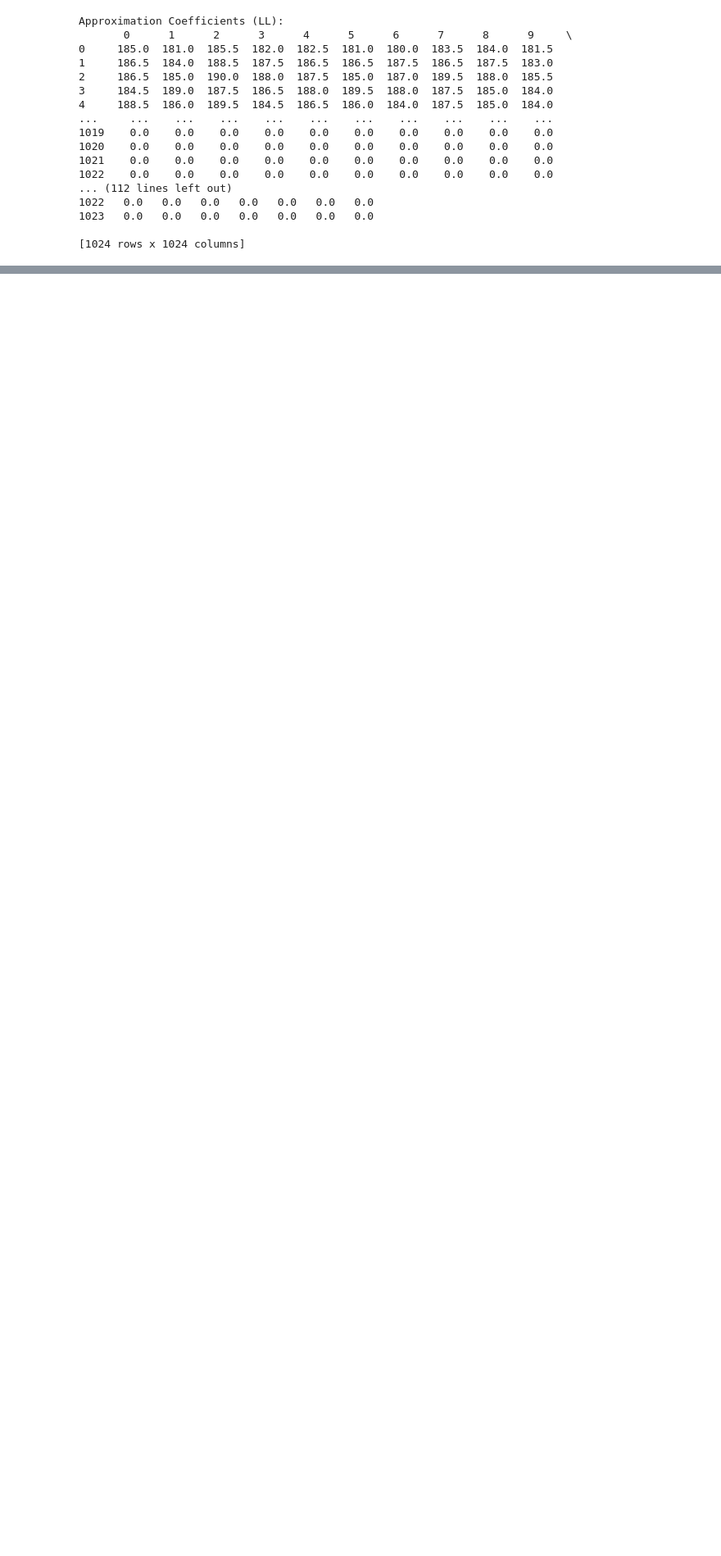
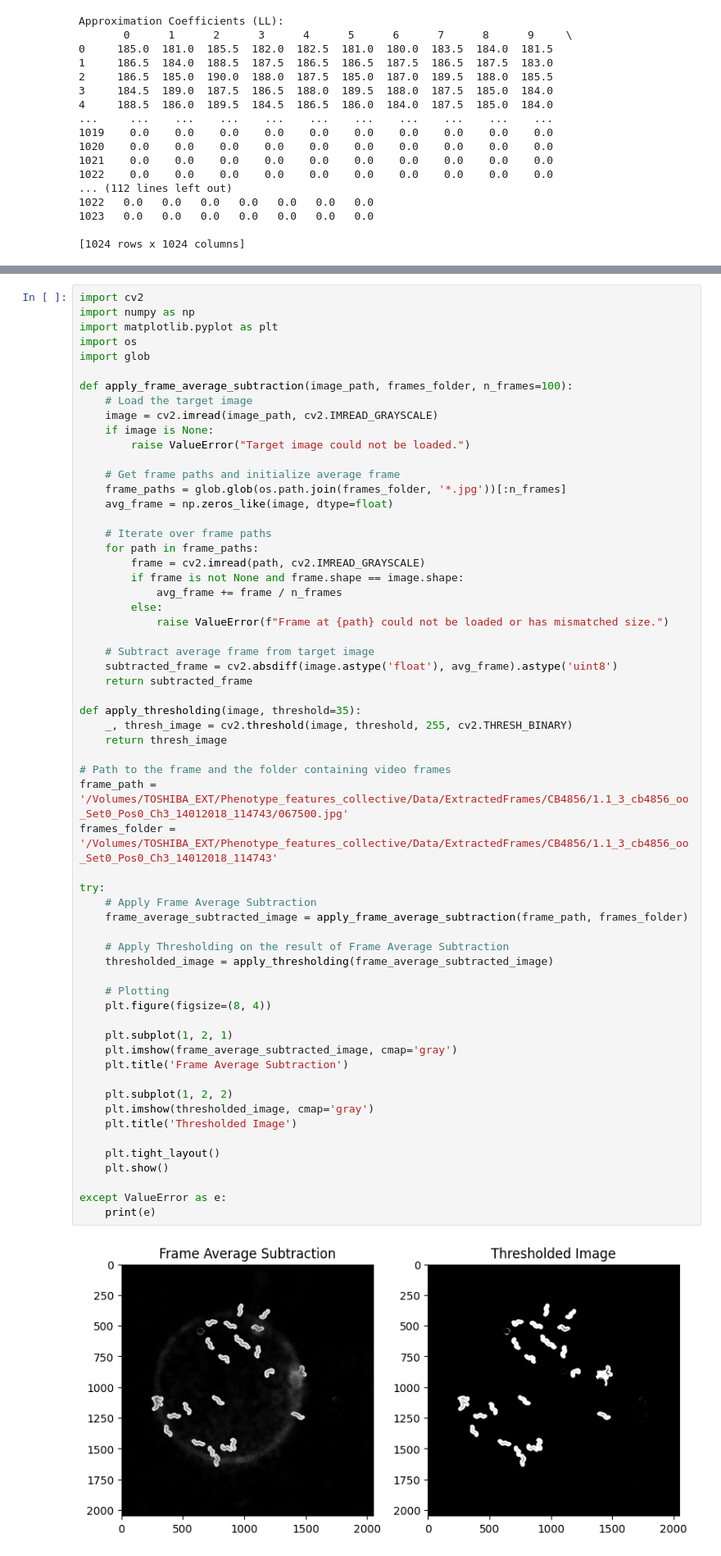
Before and after one commit to erusconiclerici/collectiveNematodes, a Jupyter notebook: Code/Python/testWaveletTheory.ipynb, the cells around one changed output, grey strips where cells are left out. Shown at 82% size. Drawn from its saved outputs; the diff is of its cells as text; blank space fills up the shorter version.

```diff
--- a/Code/Python/testWaveletTheory.ipynb
+++ b/Code/Python/testWaveletTheory.ipynb
@@ -306,0 +254,62 @@ wavelet_transform_and_plot(image_path, background)
+# %%
+import cv2
+import numpy as np
+import matplotlib.pyplot as plt
+import os
+import glob
+
+def apply_frame_average_subtraction(image_path, frames_folder, n_frames=100):
+    # Load the target image
+    image = cv2.imread(image_path, cv2.IMREAD_GRAYSCALE)
+    if image is None:
+        raise ValueError("Target image could not be loaded.")
+
+    # Get frame paths and initialize average frame
+    frame_paths = glob.glob(os.path.join(frames_folder, '*.jpg'))[:n_frames]
+    avg_frame = np.zeros_like(image, dtype=float)
+
+    # Iterate over frame paths
+    for path in frame_paths:
+        frame = cv2.imread(path, cv2.IMREAD_GRAYSCALE)
+        if frame is not None and frame.shape == image.shape:
+            avg_frame += frame / n_frames
+        else:
+            raise ValueError(f"Frame at {path} could not be loaded or has mismatched size.")
+
+    # Subtract average frame from target image
+    subtracted_frame = cv2.absdiff(image.astype('float'), avg_frame).astype('uint8')
+    return subtracted_frame
+
+def apply_thresholding(image, threshold=35):
+    _, thresh_image = cv2.threshold(image, threshold, 255, cv2.THRESH_BINARY)
+    return thresh_image
+
+# Path to the frame and the folder containing video frames
+frame_path = '/Volumes/TOSHIBA_EXT/Phenotype_features_collective/Data/ExtractedFrames/CB4856/1.1_3_cb4856_oo_Set0_Pos0_Ch3_14012018_114743/067500.jpg'
+frames_folder = '/Volumes/TOSHIBA_EXT/Phenotype_features_collective/Data/ExtractedFrames/CB4856/1.1_3_cb4856_oo_Set0_Pos0_Ch3_14012018_114743'
+
+try:
+    # Apply Frame Average Subtraction
+    frame_average_subtracted_image = apply_frame_average_subtraction(frame_path, frames_folder)
+
+    # Apply Thresholding on the result of Frame Average Subtraction
+    thresholded_image = apply_thresholding(frame_average_subtracted_image)
+
+    # Plotting
+    plt.figure(figsize=(8, 4))
+
+    plt.subplot(1, 2, 1)
+    plt.imshow(frame_average_subtracted_image, cmap='gray')
+    plt.title('Frame Average Subtraction')
+
+    plt.subplot(1, 2, 2)
+    plt.imshow(thresholded_image, cmap='gray')
+    plt.title('Thresholded Image')
+
+    plt.tight_layout()
+    plt.show()
+
+except ValueError as e:
+    print(e)
+# %% [output]
+[figure, added]
```
Also changed, not shown: parts of 5 cells of this notebook, 1 other file.
